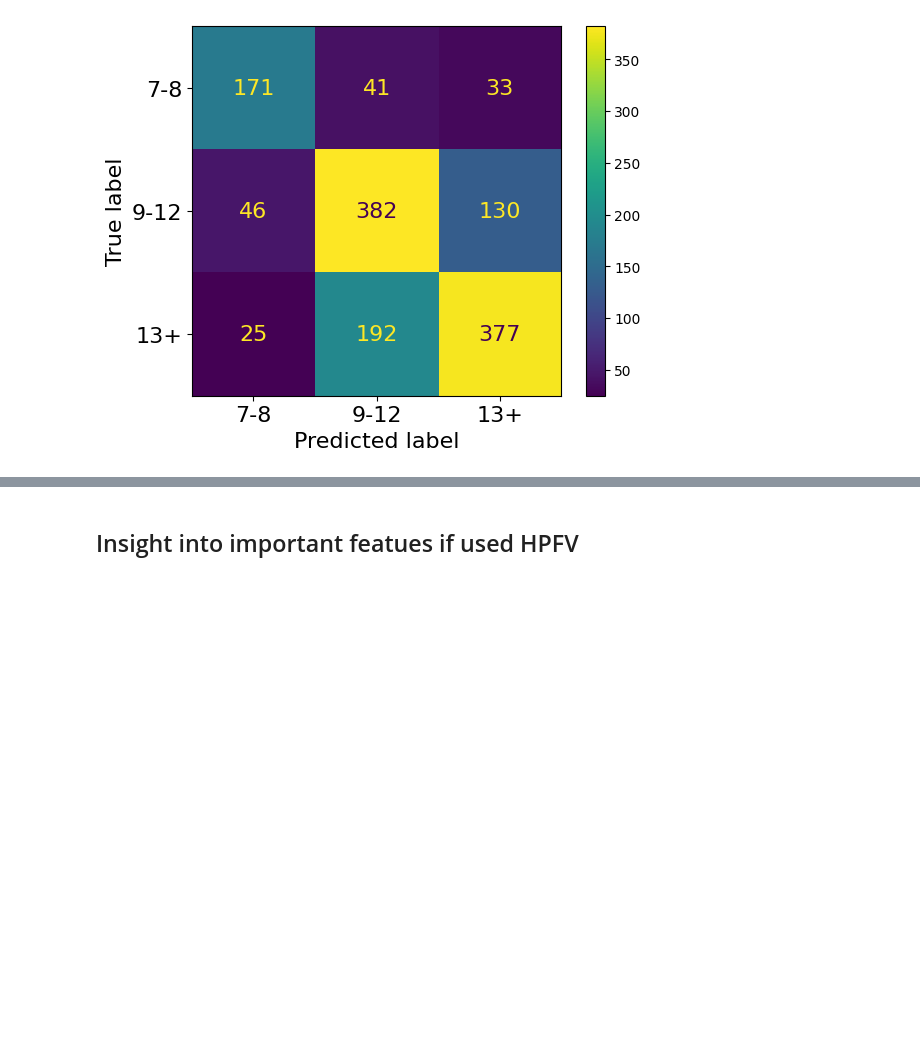
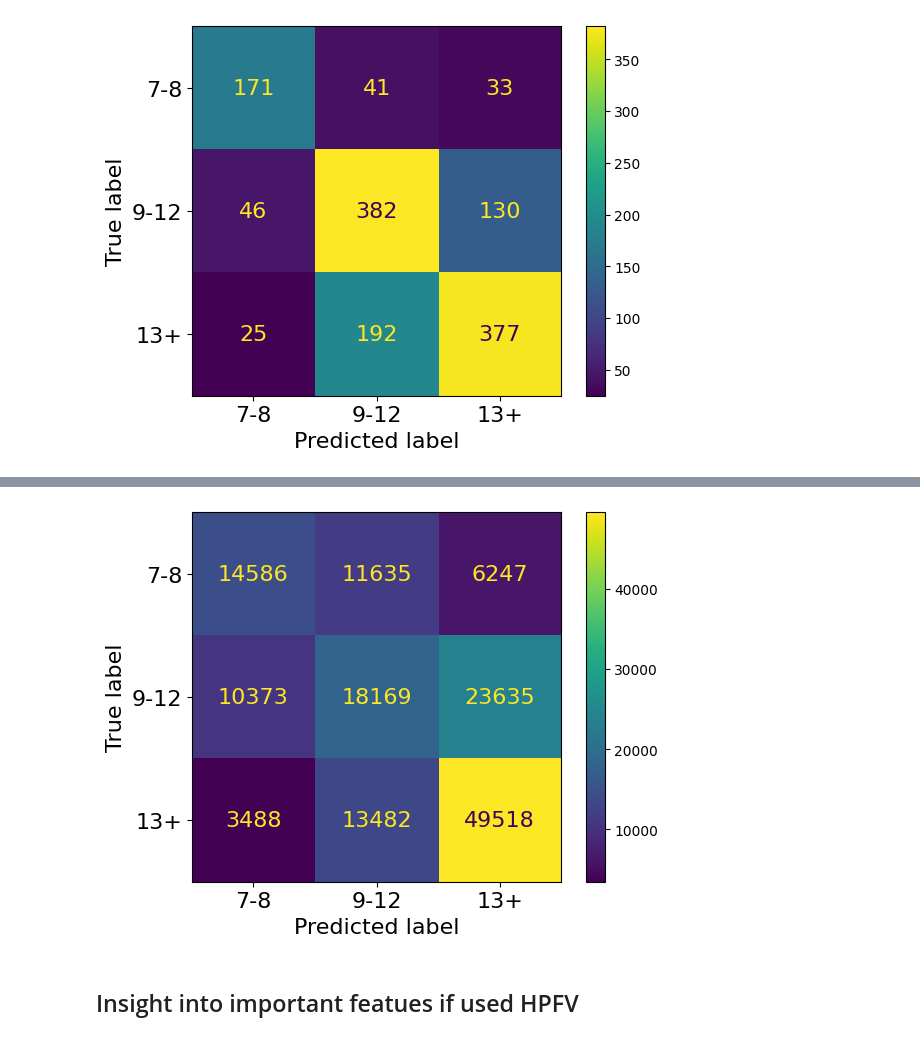
Before and after one commit to TurkuNLP/TCBC_feature_analysis, a Jupyter notebook: StudyTestResults_covoc.ipynb, the cells around one changed output, grey strips where cells are left out. Drawn from its saved outputs; the diff is of its cells as text; code cells hidden in the pictures; blank space fills up the shorter version.

```diff
--- a/StudyTestResults_covoc.ipynb
+++ b/StudyTestResults_covoc.ipynb
@@ -705,3 +654,7 @@ showBestConfMatrix(df_ovo_text)
+# %%
+showCombinedConfMatrix(df_ovo_text)
+# %% [output]
+[figure, added]
 # %% [markdown]
 ## Insight into important featues if used HPFV
 # %%
```
Also changed, not shown: parts of 43 cells of this notebook, 38 other files.
